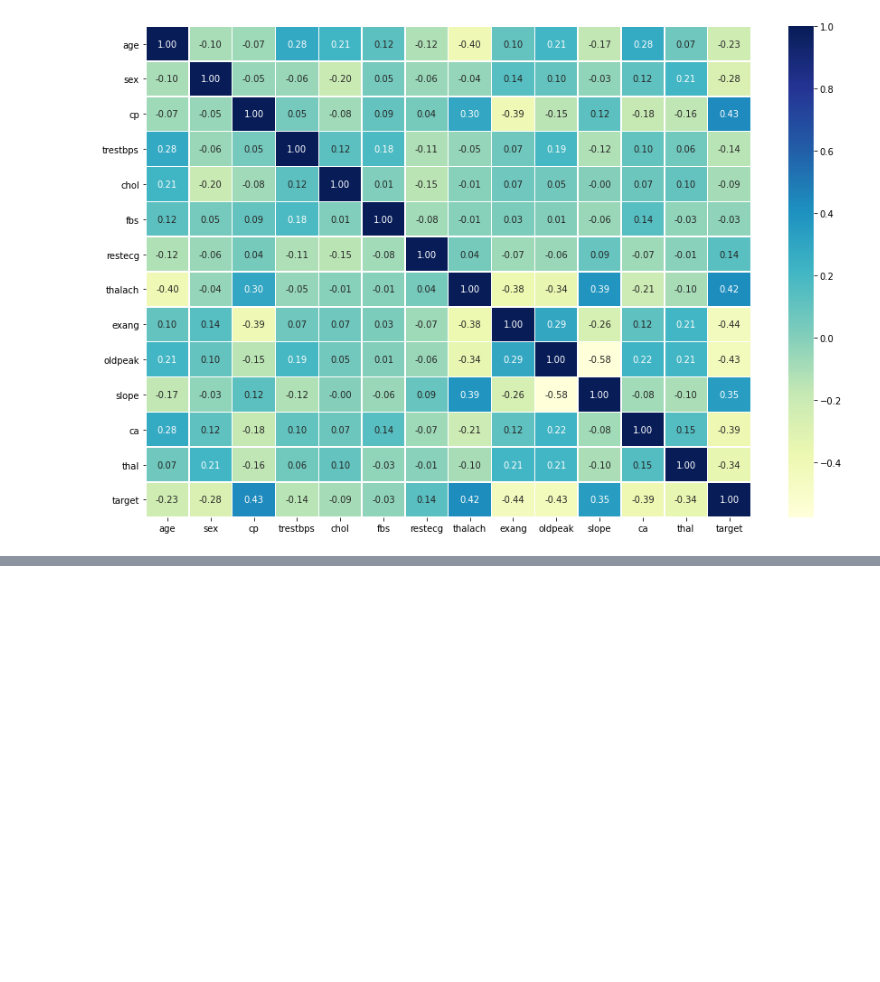
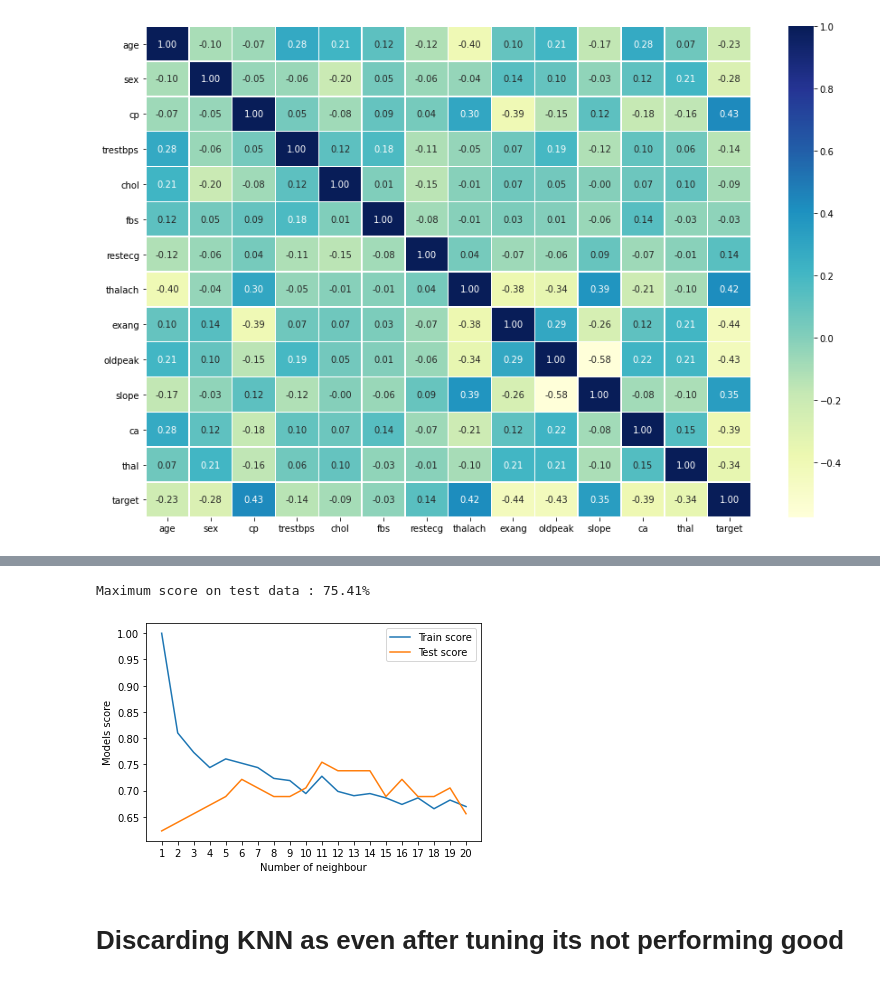
Before and after one commit to chetan2510/Introduction-To-Machine-Learning, a Jupyter notebook: Machine-Learning-Basics/end-end-heart-disease-classification.ipynb, the cells around one changed output, grey strips where cells are left out. Drawn from its saved outputs; the diff is of its cells as text; code cells hidden in the pictures; blank space fills up the shorter version.

```diff
--- a/Machine-Learning-Basics/end-end-heart-disease-classification.ipynb
+++ b/Machine-Learning-Basics/end-end-heart-disease-classification.ipynb
@@ -269,0 +418,24 @@ ax = sns.heatmap(corr_matrix, annot=True, linewidth=0.5, fmt=".2f", cmap="YlGnBu
+# %%
+# Lets tune KNN
+
+train_scores = []
+test_scores = []
+
+# Create a list of different values for n_neighbours
+neighbours = range(1, 21)
+
+# Setup KNN instance
+knn = KNeighborsClassifier()
+
+# Loop through different n_neighbours
+for i in neighbours:
+    knn.set_params(n_neighbors=i)
+
+    # fit the algorithm
+    knn.fit(X_train, y_train)
+
+    # update the training scores list
+    train_scores.append(knn.score(X_train, y_train))
+
+    # update the test score list
+    test_scores.append(knn.score(X_test, y_test))
@@ -269,0 +488,14 @@ ax = sns.heatmap(corr_matrix, annot=True, linewidth=0.5, fmt=".2f", cmap="YlGnBu
+# %%
+plt.plot(neighbours, train_scores, label="Train score")
+plt.plot(neighbours, test_scores, label="Test score")
+plt.xticks(np.arange(1, 21, 1))
+plt.xlabel("Number of neighbour");
+plt.ylabel("Models score")
+plt.legend();
+
+print(f"Maximum score on test data : {max(test_scores)*100:.2f}%")
+# %% [output]
+Maximum score on test data : 75.41%
+[figure, added]
+# %% [markdown]
+# Discarding KNN as even after tuning its not performing good
```
Also changed, not shown: parts of 54 cells of this notebook, 2 other files.
